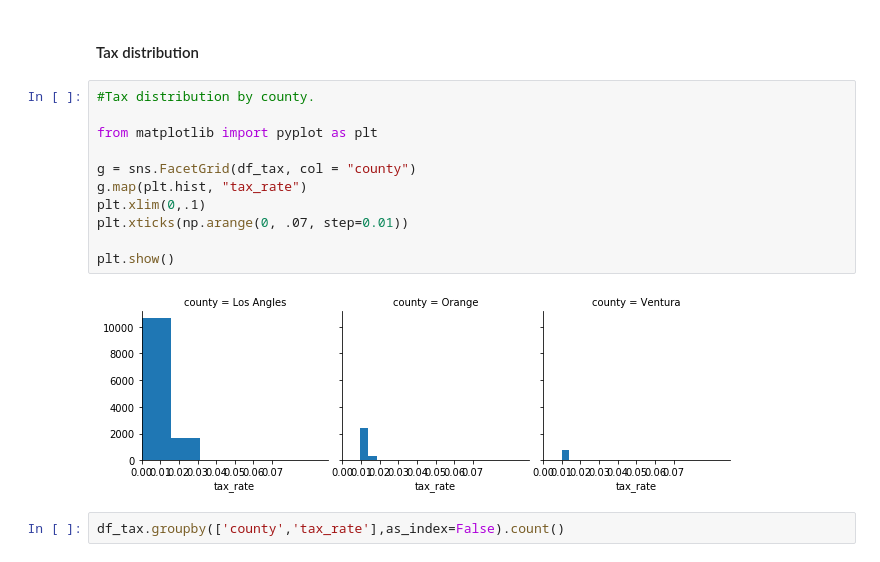
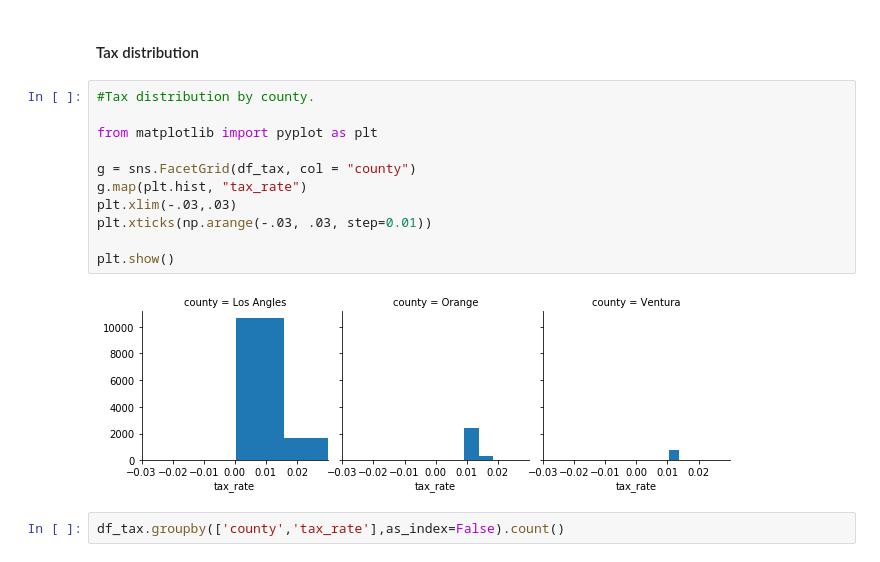
Before and after one commit to JefferyRoeder/zillow_project, a Jupyter notebook: model1.ipynb, the cells around one changed output. Saved outputs shown, nothing was run; the diff lists cells and outputs as text.

```diff
--- a/model1.ipynb
+++ b/model1.ipynb
@@ -55,16 +55,16 @@ df_tax.describe()
 # %%
 #Tax distribution by county.
 
 from matplotlib import pyplot as plt
 
 g = sns.FacetGrid(df_tax, col = "county")
 g.map(plt.hist, "tax_rate")
-plt.xlim(0,.1)
-plt.xticks(np.arange(0, .07, step=0.01))
+plt.xlim(-.03,.03)
+plt.xticks(np.arange(-.03, .03, step=0.01))
 
 plt.show()
 # %% [output]
-[figure, old version]
+[figure, new version]
 # %%
 df_tax.groupby(['county','tax_rate'],as_index=False).count()
 # %% [output]
```
Also changed, not shown: parts of 21 cells of this notebook, 7 other files.
